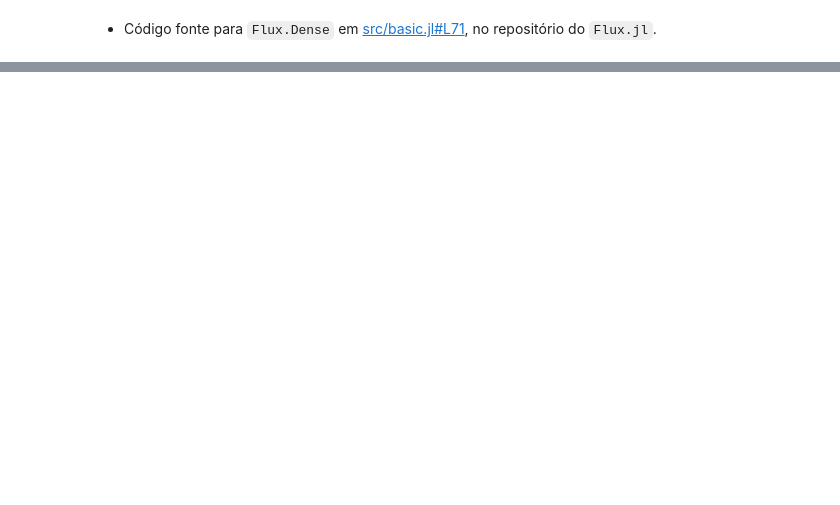
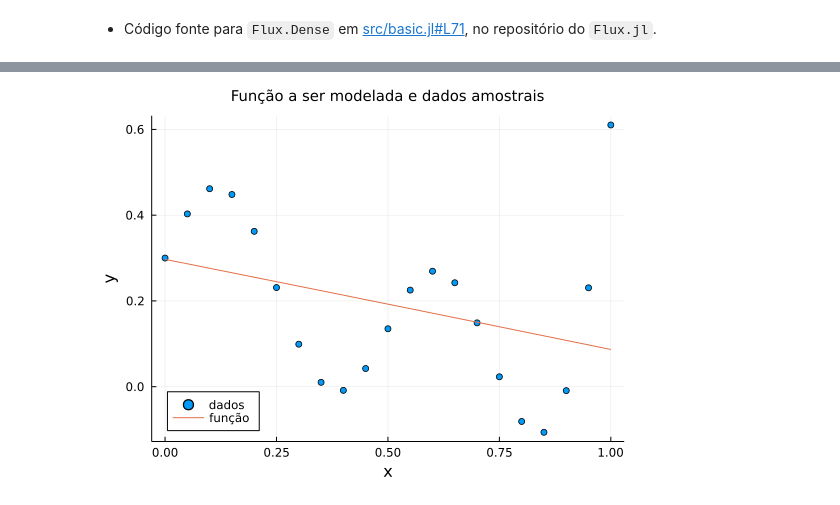
Before and after one commit to rmsrosa/modelagem_matematica, a Jupyter notebook: src/jupyter/c04/0406-Redes_neurais.ipynb, the cells around one changed output, grey strips where cells are left out. Drawn from its saved outputs; the diff is of its cells as text; code cells hidden in the pictures; blank space fills up the shorter version.

```diff
--- a/src/jupyter/c04/0406-Redes_neurais.ipynb
+++ b/src/jupyter/c04/0406-Redes_neurais.ipynb
@@ -311,0 +377,10 @@ end
+# %%
+function mm(x, β)
+    W1 = β[1:4]
+    b1 = β[5:8]
+    W2 = β[9:12]
+    b2 = β[end]
+    W1, b1, W2, b2 = β
+    σ(x) = 1 ./ (1 .+ exp.(-x))
+    return W2 ⋅ σ.(W1 * x + b1) + b2
+end
@@ -311,0 +389,3 @@ end
+# %%
+x = 1
+σ(W2 ⋅ σ.(W1 * x + b1) + b2)
@@ -311,0 +426,2 @@ end
+# %%
+res = optimize(β -> loss(β, data_x, data_y), β,  GradientDescent()), Optim.Options(iterations = 40000))
@@ -311,0 +433,2 @@ end
+# %%
+β_optim = Optim.minimizer(res)
@@ -311,0 +450,8 @@ end
+# %%
+plot(data_x, data_y,
+    seriestype=:scatter, size=(540,400), label="dados", legend=:bottomleft,
+    xaxis = "x", yaxis = "y",
+    title="Função a ser modelada e dados amostrais", titlefont=10)
+plot!(0:0.01:1, x -> mm(x, β_optim), size=(540,400), label="função")
+# %% [output]
+[figure, added]
```
Also changed, not shown: parts of 32 cells of this notebook.
